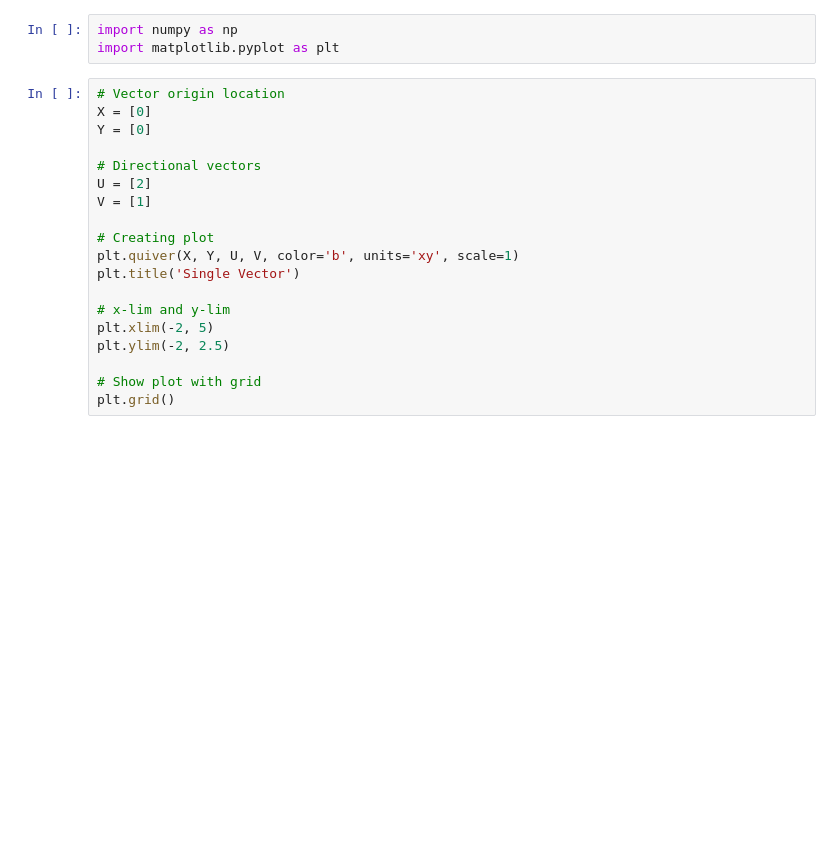
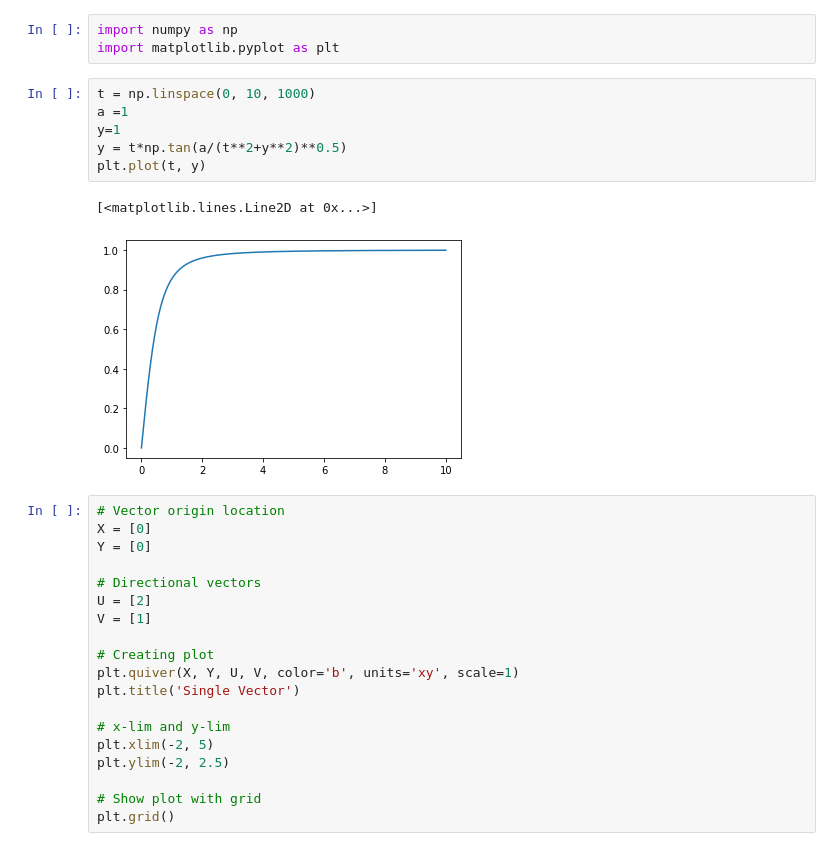
Before and after one commit to Hari31416/Python, a Jupyter notebook: test.ipynb, the cells around one changed output. Cells and saved outputs as stored; diff of their text form; blank space fills up the shorter version.

```diff
--- a/test.ipynb
+++ b/test.ipynb
@@ -1,6 +1,15 @@
 # %%
 import numpy as np
 import matplotlib.pyplot as plt
+# %%
+t = np.linspace(0, 10, 1000)
+a =1
+y=1
+y = t*np.tan(a/(t**2+y**2)**0.5)
+plt.plot(t, y)
+# %% [output]
+[<matplotlib.lines.Line2D at 0x...>]
+[figure, added]
 # %%
 # Vector origin location
 X = [0]
```
Also changed, not shown: 16 other files.
